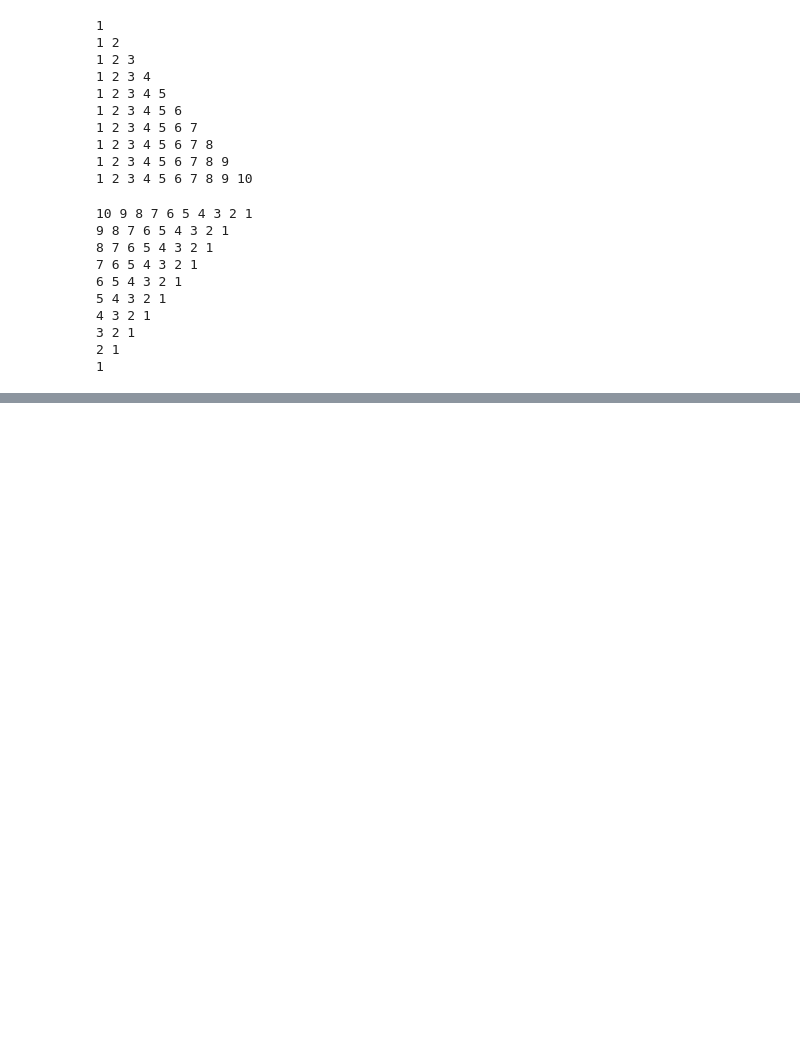
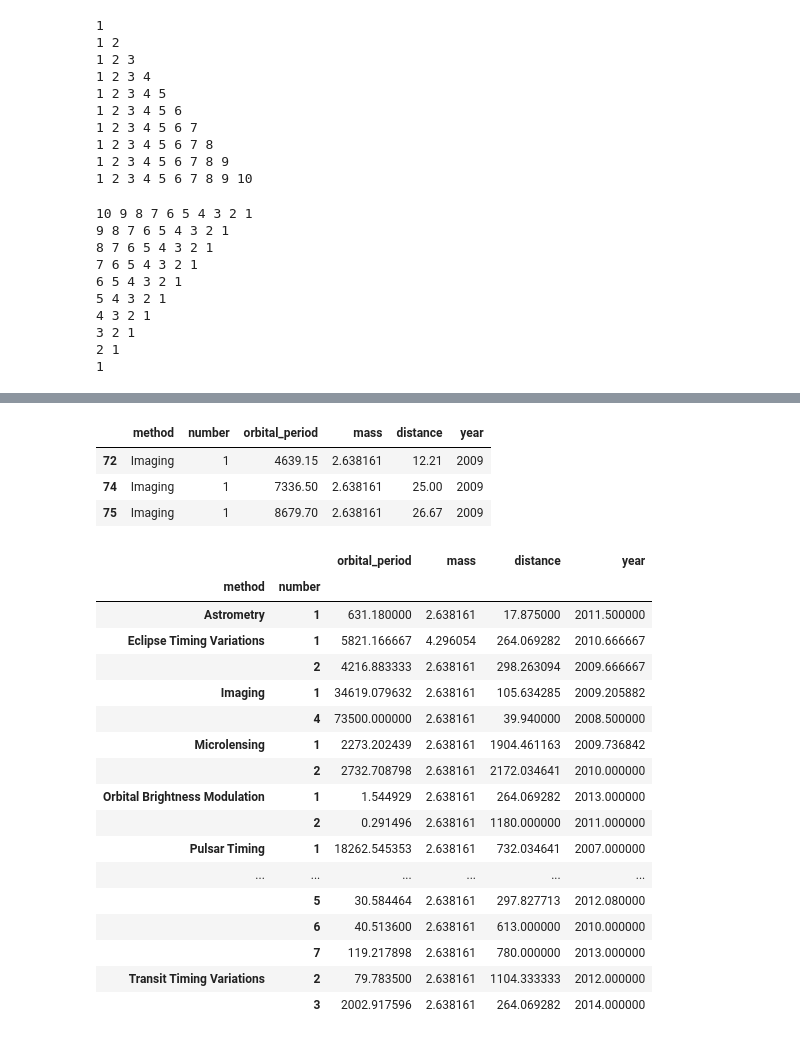
Before and after one commit to evasseva/evasseva, a Jupyter notebook: 22_07_21_스터디.ipynb, the cells around one changed output, grey strips where cells are left out. Drawn from its saved outputs; the diff is of its cells as text; code cells hidden in the pictures; blank space fills up the shorter version.

```diff
--- a/22_07_21_스터디.ipynb
+++ b/22_07_21_스터디.ipynb
@@ -61,0 +100,8 @@ print(s)    #전체 리스트 출력
+# %%
+# 1. seaborn에 있는 planets 내장 데이터 불러오기
+import pandas as pd
+import seaborn as sns
+
+df = sns.load_dataset('planets')
+print(df.info())
+df
@@ -61,0 +136,13 @@ print(s)    #전체 리스트 출력
+# %%
+# 2. 데이터 살펴보고 전처리(결측값을 평균값으로 대체)
+df_1 = df.copy()
+
+print(df_1.orbital_period.isnull().value_counts())
+print(df_1.mass.isnull().value_counts())
+print(df_1.distance.isnull().value_counts())
+
+df_1['orbital_period'] = df_1['orbital_period'].fillna(df['orbital_period'].mean(axis=0))
+df_1['mass'] = df_1['mass'].fillna(df['mass'].mean(axis=0))
+df_1['distance'] = df_1['distance'].fillna(df['distance'].mean(axis=0))
+
+df_1
@@ -61,0 +172,36 @@ print(s)    #전체 리스트 출력
+# %%
+# 3. 2009년에 method의 'Imaging'인 데이터 전체를 출력
+
+df_1[(df_1.method=='Imaging')&(df_1.year == 2009)]
+# %% [output]
+|  | method | number | orbital_period | mass | distance | year |
+| 72 | Imaging | 1 | 4639.15 | 2.638161 | 12.21 | 2009 |
+| 74 | Imaging | 1 | 7336.50 | 2.638161 | 25.00 | 2009 |
+| 75 | Imaging | 1 | 8679.70 | 2.638161 | 26.67 | 2009 |
+# %%
+# 4. method와 number를 멀티인덱스로 그룹지어 전체 데이터프레임에 대한 평균값을 구하시오
+
+group = df_1.groupby(['method', 'number'])
+
+gdf = group.mean()
+
+gdf
+# %% [output]
+|  |  | orbital_period | mass | distance | year |
+| method | number |  |  |  |  |
+| Astrometry | 1 | 631.180000 | 2.638161 | 17.875000 | 2011.500000 |
+| Eclipse Timing Variations | 1 | 5821.166667 | 4.296054 | 264.069282 | 2010.666667 |
+|  | 2 | 4216.883333 | 2.638161 | 298.263094 | 2009.666667 |
+| Imaging | 1 | 34619.079632 | 2.638161 | 105.634285 | 2009.205882 |
+|  | 4 | 73500.000000 | 2.638161 | 39.940000 | 2008.500000 |
+| Microlensing | 1 | 2273.202439 | 2.638161 | 1904.461163 | 2009.736842 |
+|  | 2 | 2732.708798 | 2.638161 | 2172.034641 | 2010.000000 |
+| Orbital Brightness Modulation | 1 | 1.544929 | 2.638161 | 264.069282 | 2013.000000 |
+|  | 2 | 0.291496 | 2.638161 | 1180.000000 | 2011.000000 |
+| Pulsar Timing | 1 | 18262.545353 | 2.638161 | 732.034641 | 2007.000000 |
+| ... | ... | ... | ... | ... | ... |
+|  | 5 | 30.584464 | 2.638161 | 297.827713 | 2012.080000 |
+|  | 6 | 40.513600 | 2.638161 | 613.000000 | 2010.000000 |
+|  | 7 | 119.217898 | 2.638161 | 780.000000 | 2013.000000 |
+| Transit Timing Variations | 2 | 79.783500 | 2.638161 | 1104.333333 | 2012.000000 |
+|  | 3 | 2002.917596 | 2.638161 | 264.069282 | 2014.000000 |
```
Also changed, not shown: parts of 5 cells of this notebook.
